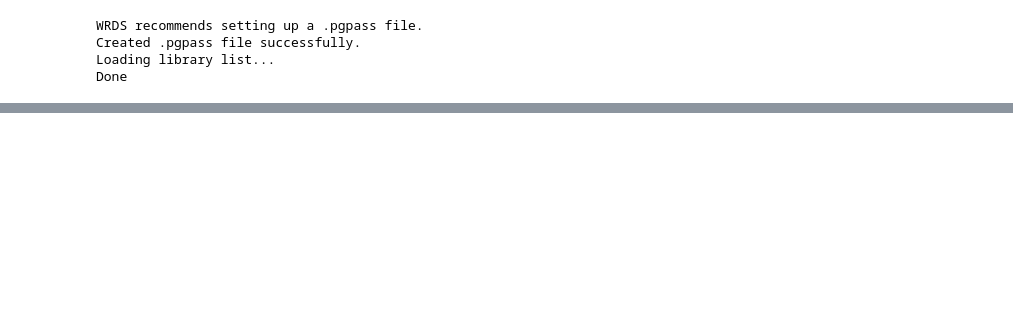
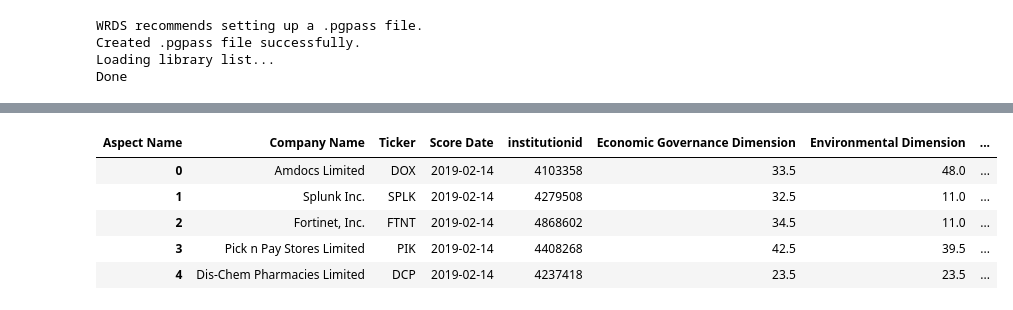
Before and after one commit to TDR474/ESG-Fama-French, a Jupyter notebook: wrds.ipynb, the cells around one changed output, grey strips where cells are left out. Saved outputs shown, nothing was run; the diff lists cells and outputs as text; code cells hidden in the pictures; blank space fills up the shorter version.

```diff
--- a/wrds.ipynb
+++ b/wrds.ipynb
@@ -96,0 +82,4 @@ HINT:  Perhaps you meant to reference the column "firm_ratio.adate" or the colum
+# %%
+# ESG Data Processing
+# read in ESG data
+esg_score_raw = pd.read_excel('./Archived Data/ESG_Score_Raw.xlsx')
@@ -96,0 +95,22 @@ HINT:  Perhaps you meant to reference the column "firm_ratio.adate" or the colum
+# %%
+# re-arrange so that company name goes first, and ticker follows, the Score Data, Aspect Name, Socre Value, and institutionid
+esg_score_raw = esg_score_raw[['Company Name', 'Ticker', 'Score Date', 'Aspect Name', 'Score Value', 'institutionid']]
+# Movie values of aspect name to columns
+esg_score_raw = esg_score_raw.pivot_table(index=['Company Name', 'Ticker', 'Score Date', 'institutionid'], columns='Aspect Name', values='Score Value')
+# sort by score date
+esg_score_raw = esg_score_raw.sort_values(by=['Score Date'])
+# %%
+esg_score_raw = esg_score_raw.sort_values(by=['Score Date'])
+esg_score_finished = esg_score_raw.reset_index()
+esg_score_finished.head()
+# export to excel
+# esg_score_finished.to_excel('ESG_Score_Processed.xlsx')
+# %%
+esg_score_finished.head()
+# %% [output]
+| Aspect Name | Company Name | Ticker | Score Date | institutionid | Economic Governance Dimension | Environmental Dimension | ... |
+| 0 | Amdocs Limited | DOX | 2019-02-14 | 4103358 | 33.5 | 48.0 | ... |
+| 1 | Splunk Inc. | SPLK | 2019-02-14 | 4279508 | 32.5 | 11.0 | ... |
+| 2 | Fortinet, Inc. | FTNT | 2019-02-14 | 4868602 | 34.5 | 11.0 | ... |
+| 3 | Pick n Pay Stores Limited | PIK | 2019-02-14 | 4408268 | 42.5 | 39.5 | ... |
+| 4 | Dis-Chem Pharmacies Limited | DCP | 2019-02-14 | 4237418 | 23.5 | 23.5 | ... |
```
Also changed, not shown: parts of 11 cells of this notebook, 19 other files.
